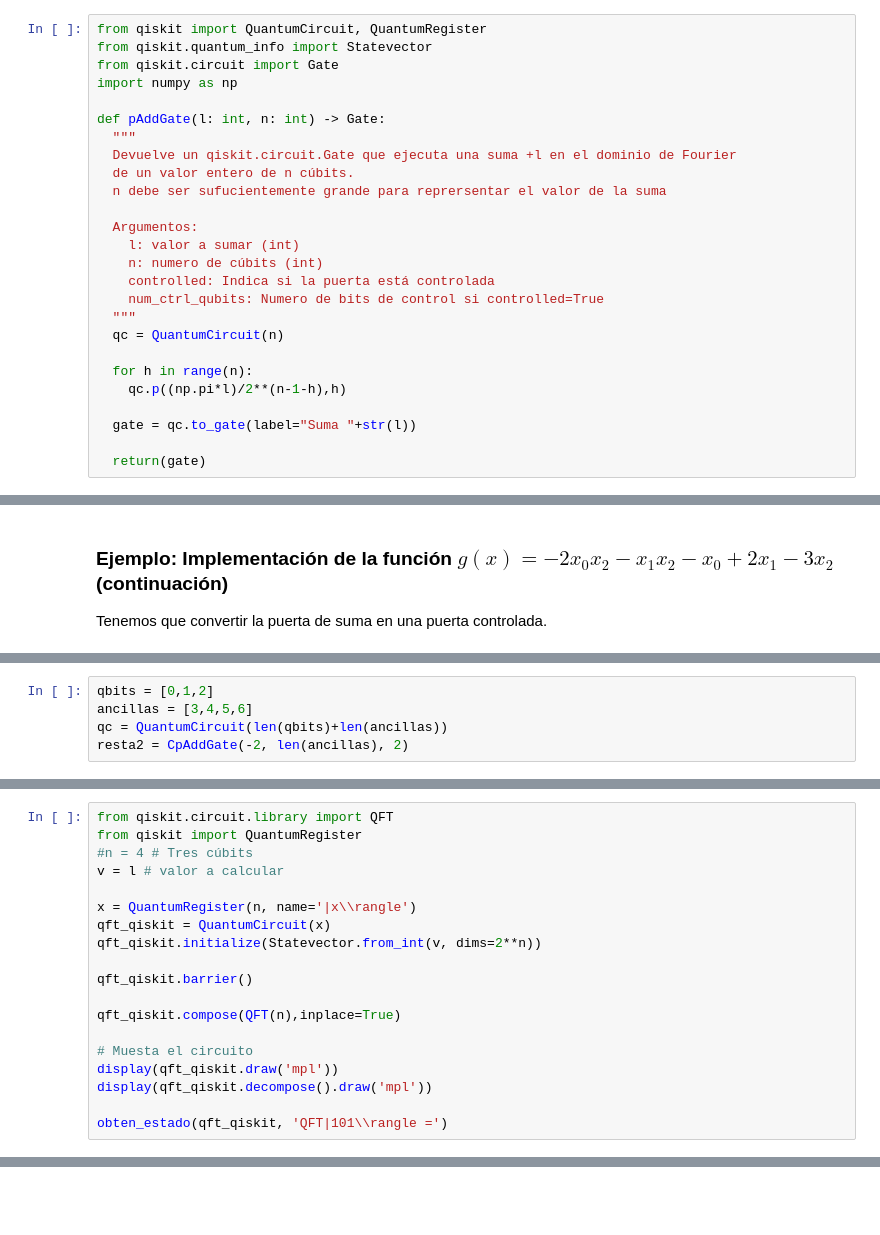
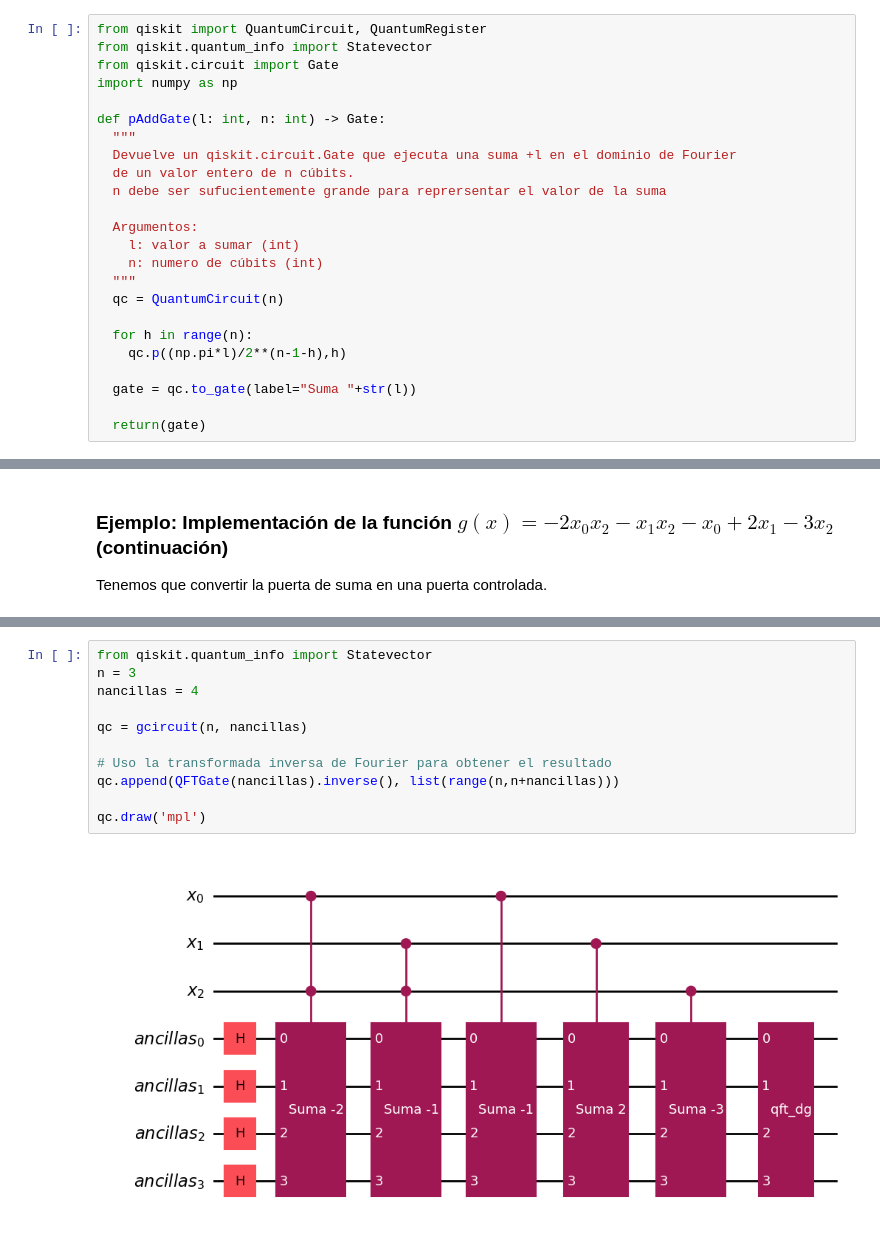
Before and after one commit to tarabelo/PIAC-2526, a Jupyter notebook: 06_Búsqueda_adaptativa_de_Grover_(GAS).ipynb, the cells around one changed output, grey strips where cells are left out. Drawn from its saved outputs; the diff is of its cells as text; blank space fills up the shorter version.

```diff
--- a/06_Búsqueda_adaptativa_de_Grover_(GAS).ipynb
+++ b/06_Búsqueda_adaptativa_de_Grover_(GAS).ipynb
@@ -189,8 +171,6 @@ def pAddGate(l: int, n: int) -> Gate:
   Argumentos:
     l: valor a sumar (int)
     n: numero de cúbits (int)
-    controlled: Indica si la puerta está controlada
-    num_ctrl_qubits: Numero de bits de control si controlled=True
   """
   qc = QuantumCircuit(n)
 
@@ -268,5 +249,0 @@ def CpAddGate(l: int, n: int, num_ctrl_qubits=1):
-# %%
-qbits = [0,1,2]
-ancillas = [3,4,5,6]
-qc = QuantumCircuit(len(qbits)+len(ancillas))
-resta2 = CpAddGate(-2, len(ancillas), 2)
@@ -348,19 +249,0 @@ def obten_estado(qcirc, etiqueta="|psi> = ", bloch=False):
-# %%
-from qiskit.circuit.library import QFT
-from qiskit import QuantumRegister
-#n = 4 # Tres cúbits
-v = l # valor a calcular
-
-x = QuantumRegister(n, name='|x\\rangle')
-qft_qiskit = QuantumCircuit(x)
-qft_qiskit.initialize(Statevector.from_int(v, dims=2**n))
-
-qft_qiskit.barrier()
-
-qft_qiskit.compose(QFT(n),inplace=True)
-
-# Muesta el circuito
-display(qft_qiskit.draw('mpl'))
-display(qft_qiskit.decompose().draw('mpl'))
-
-obten_estado(qft_qiskit, 'QFT|101\\rangle =')
@@ -370,0 +320,13 @@ $$QFT|101\rangle =\frac{1}{4} |0000\rangle+(-0.2309698831 - 0.0956708581 i) |000
+# %%
+from qiskit.quantum_info import Statevector
+n = 3
+nancillas = 4
+
+qc = gcircuit(n, nancillas)
+
+# Uso la transformada inversa de Fourier para obtener el resultado
+qc.append(QFTGate(nancillas).inverse(), list(range(n,n+nancillas)))
+
+qc.draw('mpl')
+# %% [output]
+[figure, added]
```
Also changed, not shown: parts of 18 cells of this notebook.
